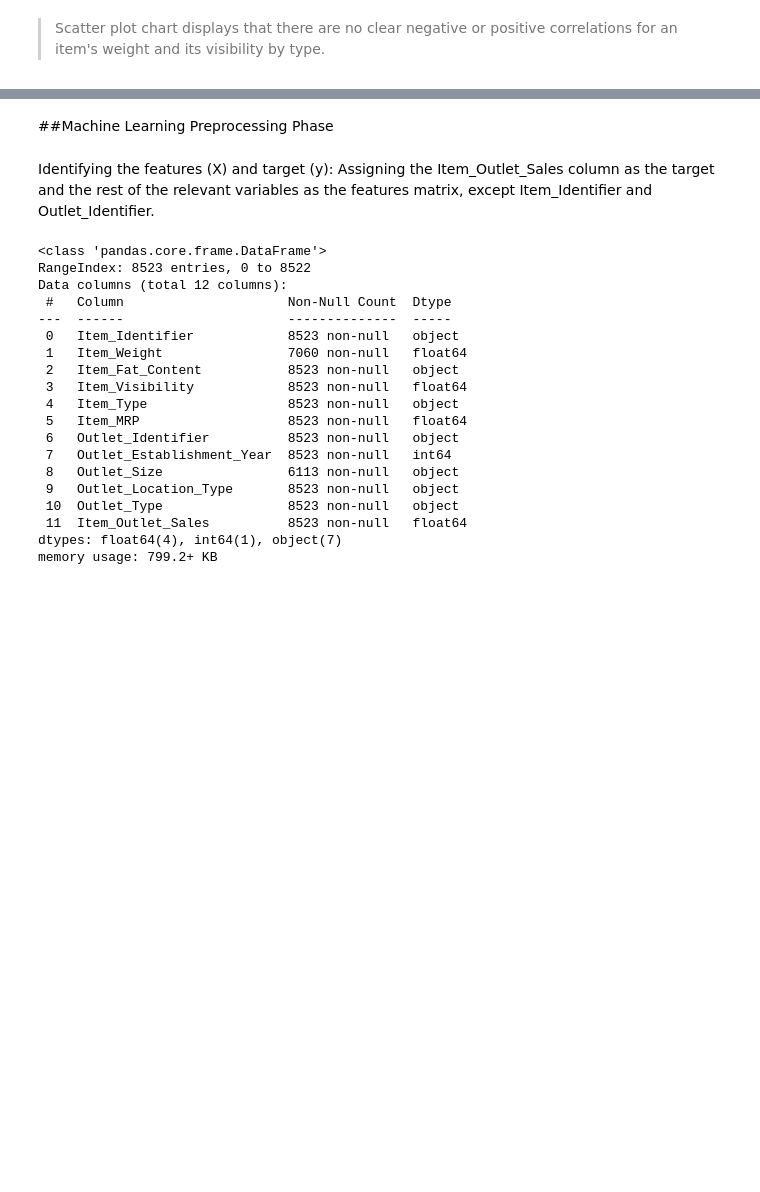
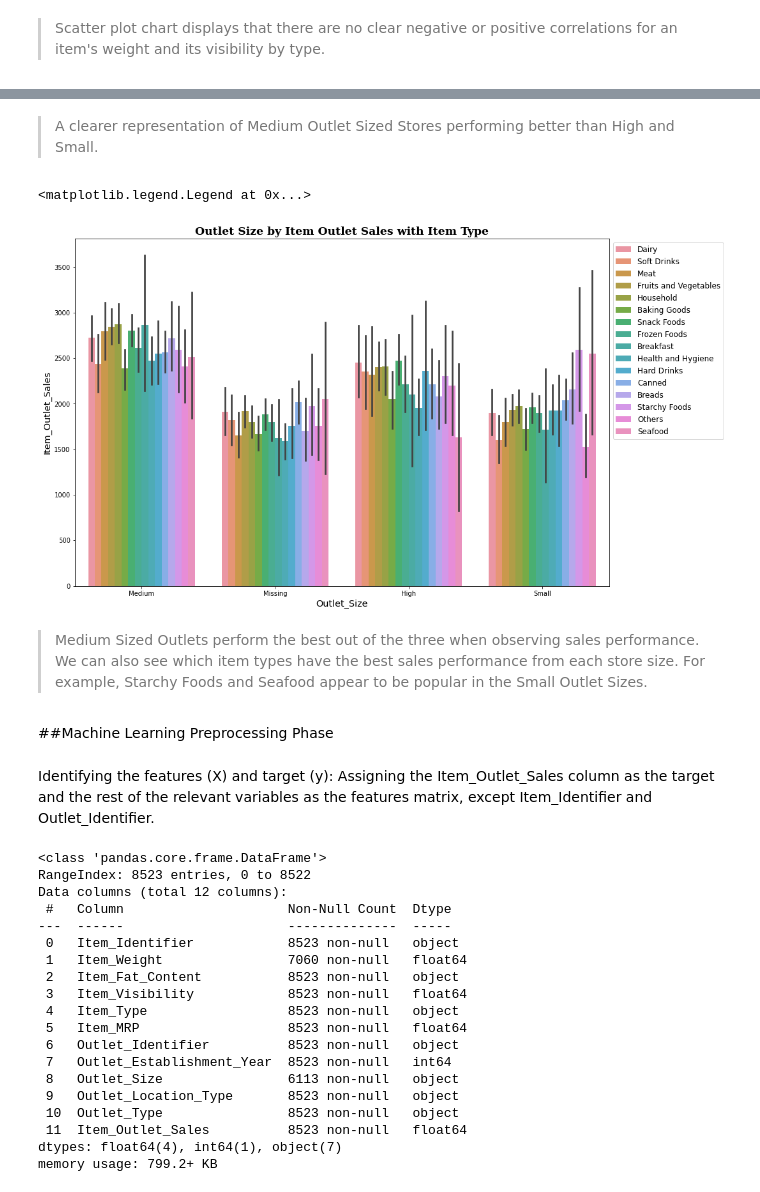
Before and after one commit to bradshawjoshua/Grocery-Super-Anaylsis, a Jupyter notebook: GrocerySuper_Sales_Predictions.ipynb, the cells around one changed output, grey strips where cells are left out. Saved outputs shown, nothing was run; the diff lists cells and outputs as text; code cells hidden in the pictures; blank space fills up the shorter version.

```diff
--- a/GrocerySuper_Sales_Predictions.ipynb
+++ b/GrocerySuper_Sales_Predictions.ipynb
@@ -377,3 +418,29 @@ ax.legend(bbox_to_anchor=[1,1], fontsize = 'large')
+# %% [markdown]
+>A clearer representation of Medium Outlet Sized Stores performing better than High and Small.
+# %%
+fig, ax = plt.subplots(figsize=(15,10))
+
+ax = sns.barplot(data = df, x = 'Outlet_Size', y = 'Item_Outlet_Sales', hue = 'Item_Type')
+ax.legend(bbox_to_anchor=[1,1])
+
+ax.set_title('Outlet Size by Item Outlet Sales with Item Type',
+             fontfamily='serif',
+             fontsize='xx-large',
+             fontweight='semibold');
+
+ax.set_xlabel(ax.xaxis.get_label().get_text(),
+    fontsize='x-large')
+
+ax.set_ylabel(ax.yaxis.get_label().get_text(),
+    fontsize='x-large')
+
+
+ax.legend(bbox_to_anchor=[1,1], fontsize = 'large')
+# %% [output]
+<matplotlib.legend.Legend at 0x...>
+[figure, added]
+# %% [markdown]
+>Medium Sized Outlets perform the best out of the three when observing sales performance. We can also see which item types have the best sales performance from each store size. For example, Starchy Foods and Seafood appear to be popular in the Small Outlet Sizes.
 # %% [markdown]
 ##Machine Learning Preprocessing Phase
 # %% [markdown]
```
Also changed, not shown: parts of 6 cells of this notebook.
